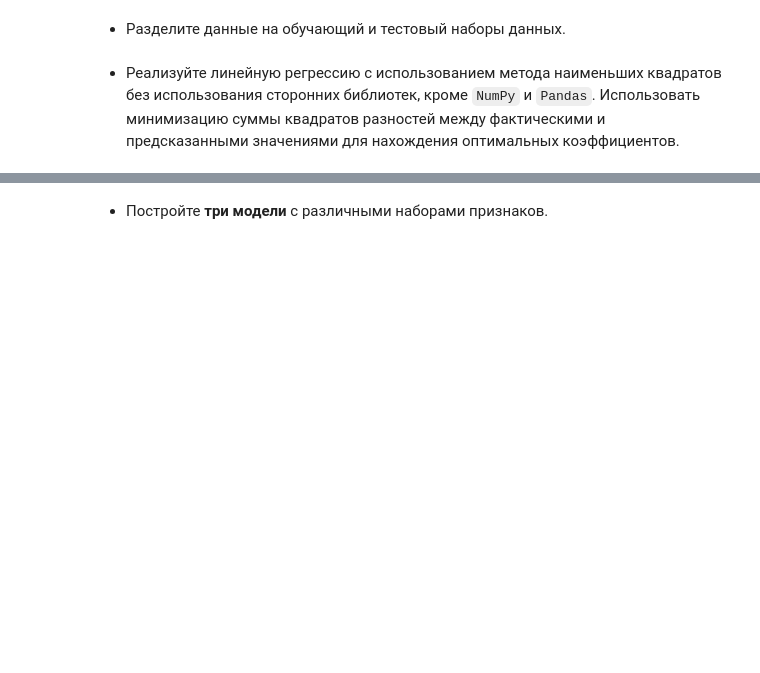
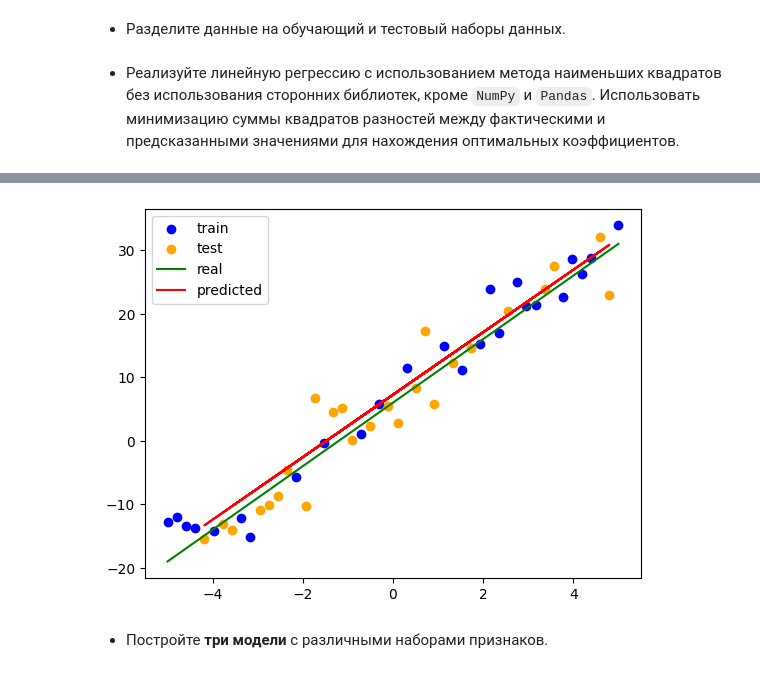
Before and after one commit to e1turin/itmo-ai-systems, a Jupyter notebook: module-2/lab-4/solution.ipynb, the cells around one changed output, grey strips where cells are left out. Cells and saved outputs as stored; diff of their text form; code cells hidden in the pictures; blank space fills up the shorter version.

```diff
--- a/module-2/lab-4/solution.ipynb
+++ b/module-2/lab-4/solution.ipynb
@@ -64,2 +135,44 @@ max=500001.0
+# %%
+from pandas import DataFrame
+from typing import Self
+class MyLinearRegression(object):
+    def __init__(self, fit_intercept=True):
+        self.fit_intercept = fit_intercept
+
+    def fit(self, X: DataFrame, y: DataFrame) -> Self:
+        n, k = X.shape
+        X_train = X.values if not self.fit_intercept else np.hstack((X.values, np.ones((n, 1))))
+
+        self.w = np.linalg.inv(X_train.T @ X_train) @ X_train.T @ y.values
+
+        return self
+
+    def predict(self, X: DataFrame) -> DataFrame:
+        n, k = X.shape
+
+        X_train = X.values if not self.fit_intercept else np.hstack((X.values, np.ones((n,1))))
+        return X_train @ self.w
+# %%
+def linear_expression(x):
+    return 5 * x + 6
+objects_num = 50
+X_data = np.linspace(-5, 5, objects_num)
+y_data = linear_expression(X_data) + np.random.randn(objects_num) * 5
+
+X = pd.DataFrame(X_data)
+y = pd.DataFrame(y_data)
+
+X_train, X_test, y_train, y_test = my_train_test_split(X, y, test_size=0.5, random_state=4)
+# %%
+y_pred = MyLinearRegression().fit(X_train, y_train).predict(X_test)
+# %%
+plt.scatter(X_train, y_train, label='train', c='b')
+plt.scatter(X_test, y_test, label='test', c='orange')
+plt.plot(X_data, linear_expression(X_data), label='real', c='g')
+plt.plot(X_test, y_pred, label='predicted', c='r')
+plt.legend()
+plt.show()
+# %% [output]
+[figure, added]
 # %% [markdown]
 - Постройте **три модели** с различными наборами признаков.
```
Also changed, not shown: parts of 12 cells of this notebook.
